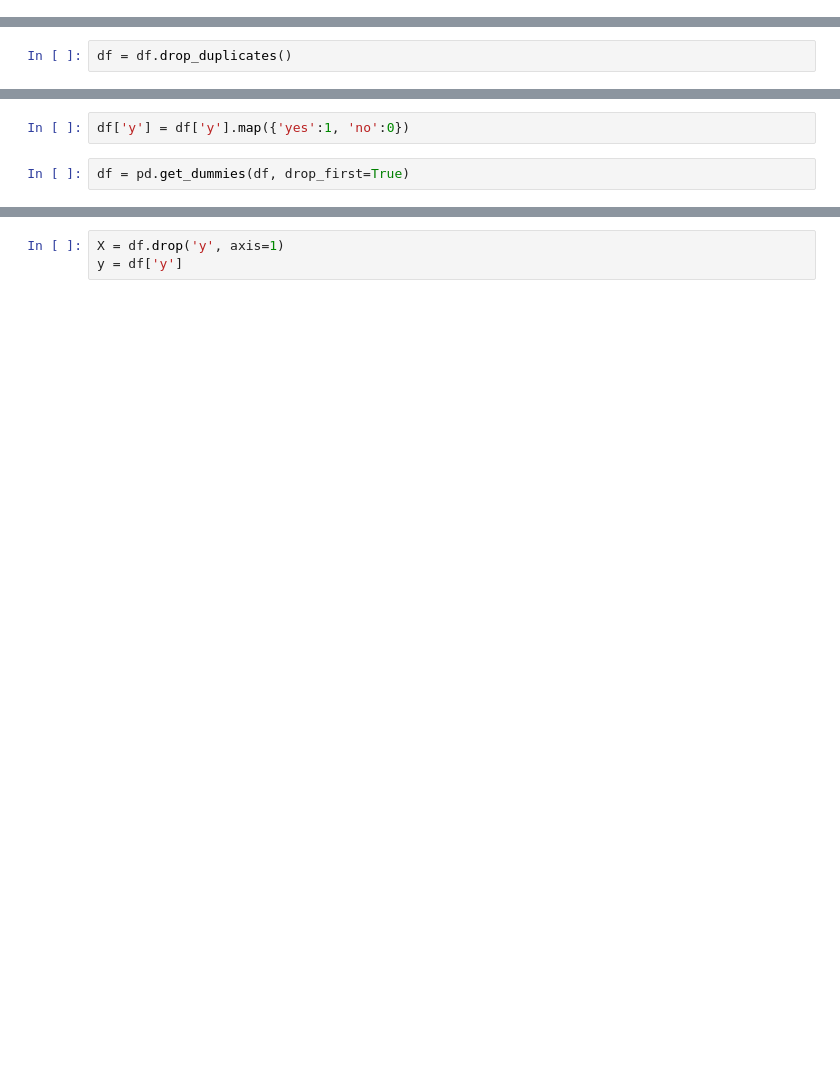
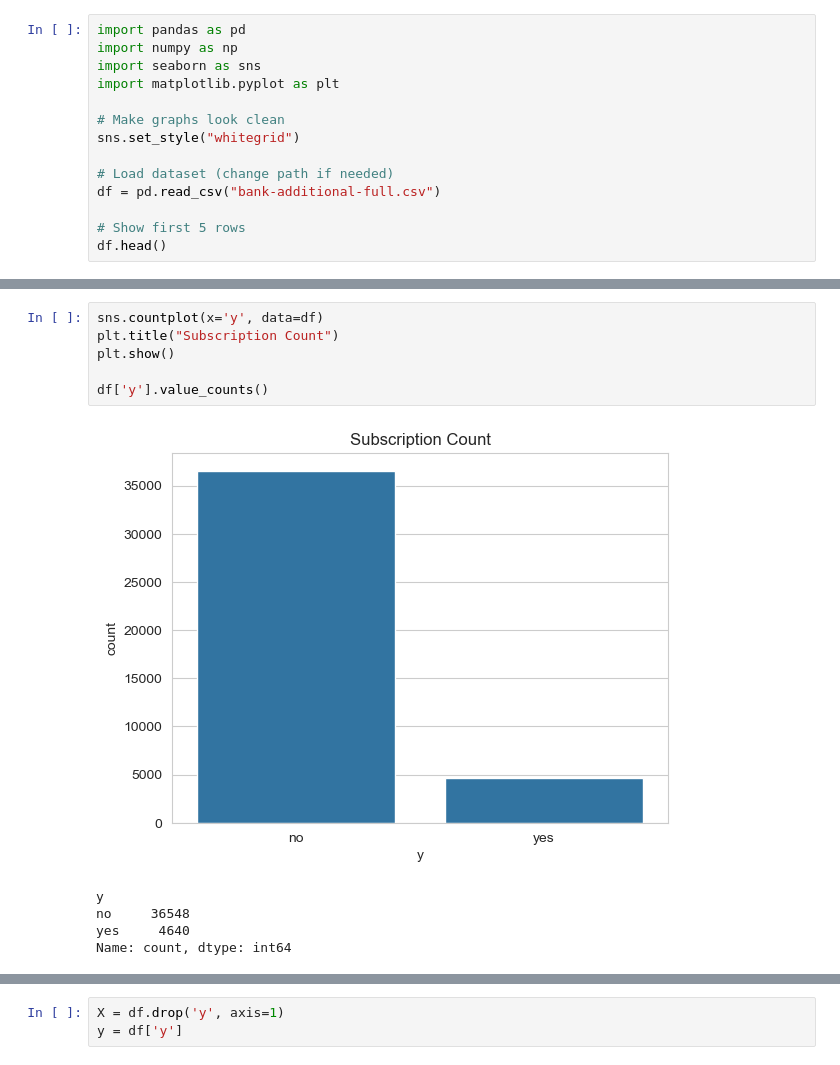
Before and after one commit to 1419Nitesh/intership_project, a Jupyter notebook: Main.ipynb, the cells around one changed output, grey strips where cells are left out. Saved outputs shown, nothing was run; the diff lists cells and outputs as text; blank space fills up the shorter version.

```diff
--- a/Main.ipynb
+++ b/Main.ipynb
@@ -18,0 +1,14 @@ df.shape
+# %%
+import pandas as pd
+import numpy as np
+import seaborn as sns
+import matplotlib.pyplot as plt
+
+# Make graphs look clean
+sns.set_style("whitegrid")
+
+# Load dataset (change path if needed)
+df = pd.read_csv("bank-additional-full.csv")
+
+# Show first 5 rows
+df.head()
@@ -34,2 +42,0 @@ np.int64(0)
-# %%
-df = df.drop_duplicates()
@@ -49,5 +43 @@ Name: count, dtype: int64
-# %%
-df['y'] = df['y'].map({'yes':1, 'no':0})
-# %%
-df = pd.get_dummies(df, drop_first=True)
 # %%
@@ -56,0 +55,12 @@ df.shape
+# %%
+sns.countplot(x='y', data=df)
+plt.title("Subscription Count")
+plt.show()
+
+df['y'].value_counts()
+# %% [output]
+[figure, added]
+y
+no     36548
+yes     4640
+Name: count, dtype: int64
```
Also changed, not shown: parts of 40 cells of this notebook, 1 other file.
